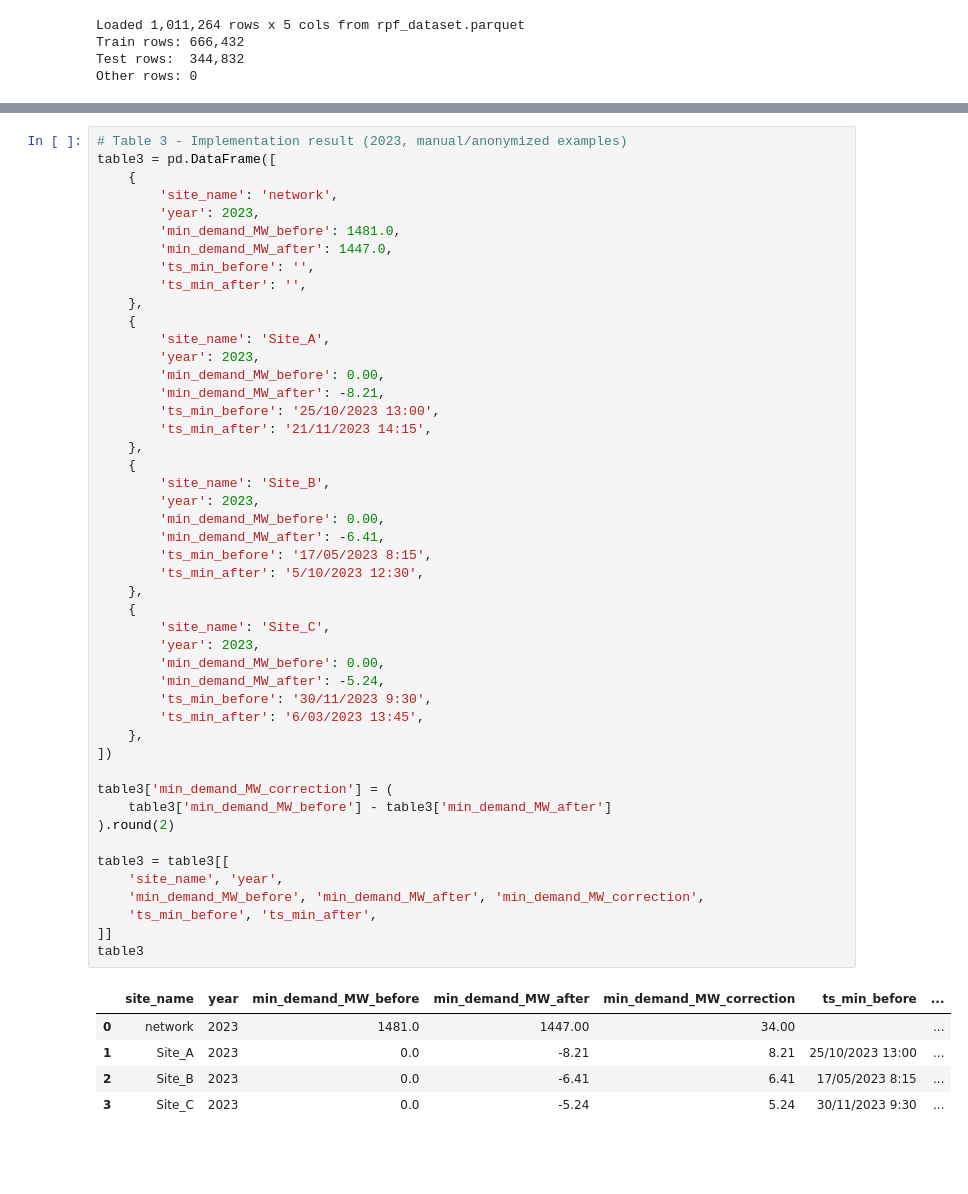
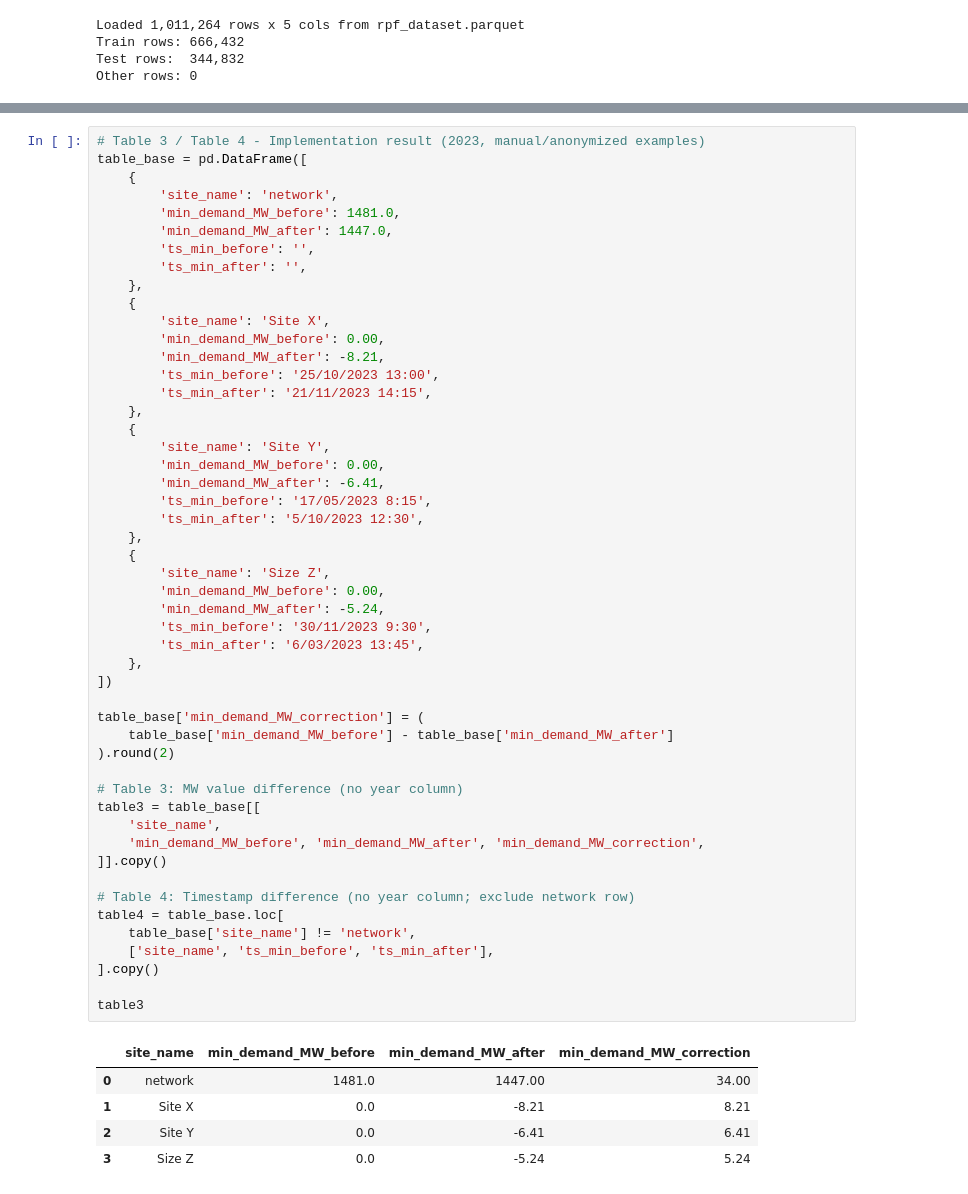
Before and after one commit to mssamhan31/PyNRPF, a Jupyter notebook: notebooks/03_publication_tables.executed.ipynb, the cells around one changed output, grey strips where cells are left out. Saved outputs shown, nothing was run; the diff lists cells and outputs as text; blank space fills up the shorter version.

```diff
--- a/notebooks/03_publication_tables.executed.ipynb
+++ b/notebooks/03_publication_tables.executed.ipynb
@@ -199,56 +223,59 @@ table2
 # %%
-# Table 3 - Implementation result (2023, manual/anonymized examples)
-table3 = pd.DataFrame([
+# Table 3 / Table 4 - Implementation result (2023, manual/anonymized examples)
+table_base = pd.DataFrame([
     {
         'site_name': 'network',
-        'year': 2023,
         'min_demand_MW_before': 1481.0,
         'min_demand_MW_after': 1447.0,
         'ts_min_before': '',
         'ts_min_after': '',
     },
     {
-        'site_name': 'Site_A',
-        'year': 2023,
+        'site_name': 'Site X',
         'min_demand_MW_before': 0.00,
         'min_demand_MW_after': -8.21,
         'ts_min_before': '25/10/2023 13:00',
         'ts_min_after': '21/11/2023 14:15',
     },
     {
-        'site_name': 'Site_B',
-        'year': 2023,
+        'site_name': 'Site Y',
         'min_demand_MW_before': 0.00,
         'min_demand_MW_after': -6.41,
         'ts_min_before': '17/05/2023 8:15',
         'ts_min_after': '5/10/2023 12:30',
     },
     {
-        'site_name': 'Site_C',
-        'year': 2023,
+        'site_name': 'Size Z',
         'min_demand_MW_before': 0.00,
         'min_demand_MW_after': -5.24,
         'ts_min_before': '30/11/2023 9:30',
         'ts_min_after': '6/03/2023 13:45',
     },
 ])
 
-table3['min_demand_MW_correction'] = (
-    table3['min_demand_MW_before'] - table3['min_demand_MW_after']
+table_base['min_demand_MW_correction'] = (
+    table_base['min_demand_MW_before'] - table_base['min_demand_MW_after']
 ).round(2)
 
-table3 = table3[[
-    'site_name', 'year',
+# Table 3: MW value difference (no year column)
+table3 = table_base[[
+    'site_name',
     'min_demand_MW_before', 'min_demand_MW_after', 'min_demand_MW_correction',
-    'ts_min_before', 'ts_min_after',
-]]
+]].copy()
+
+# Table 4: Timestamp difference (no year column; exclude network row)
+table4 = table_base.loc[
+    table_base['site_name'] != 'network',
+    ['site_name', 'ts_min_before', 'ts_min_after'],
+].copy()
+
 table3
 # %% [output]
-|  | site_name | year | min_demand_MW_before | min_demand_MW_after | min_demand_MW_correction | ts_min_before | ... |
-| 0 | network | 2023 | 1481.0 | 1447.00 | 34.00 |  | ... |
-| 1 | Site_A | 2023 | 0.0 | -8.21 | 8.21 | 25/10/2023 13:00 | ... |
-| 2 | Site_B | 2023 | 0.0 | -6.41 | 6.41 | 17/05/2023 8:15 | ... |
-| 3 | Site_C | 2023 | 0.0 | -5.24 | 5.24 | 30/11/2023 9:30 | ... |
+|  | site_name | min_demand_MW_before | min_demand_MW_after | min_demand_MW_correction |
+| 0 | network | 1481.0 | 1447.00 | 34.00 |
+| 1 | Site X | 0.0 | -8.21 | 8.21 |
+| 2 | Site Y | 0.0 | -6.41 | 6.41 |
+| 3 | Size Z | 0.0 | -5.24 | 5.24 |
 # %%
 # Export CSV files
 TABLE1_PATH = TABLE_DIR / 'table1_dataset_split_summary.csv'
```
Also changed, not shown: parts of 4 cells of this notebook, 9 other files.
